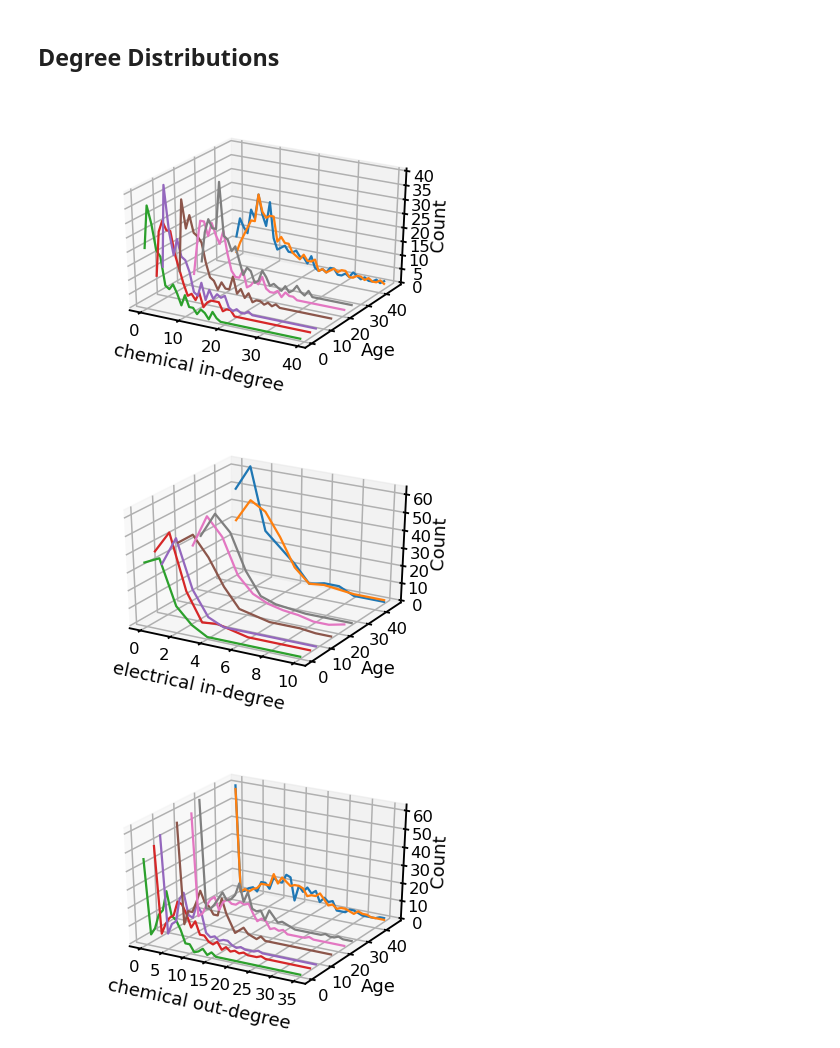
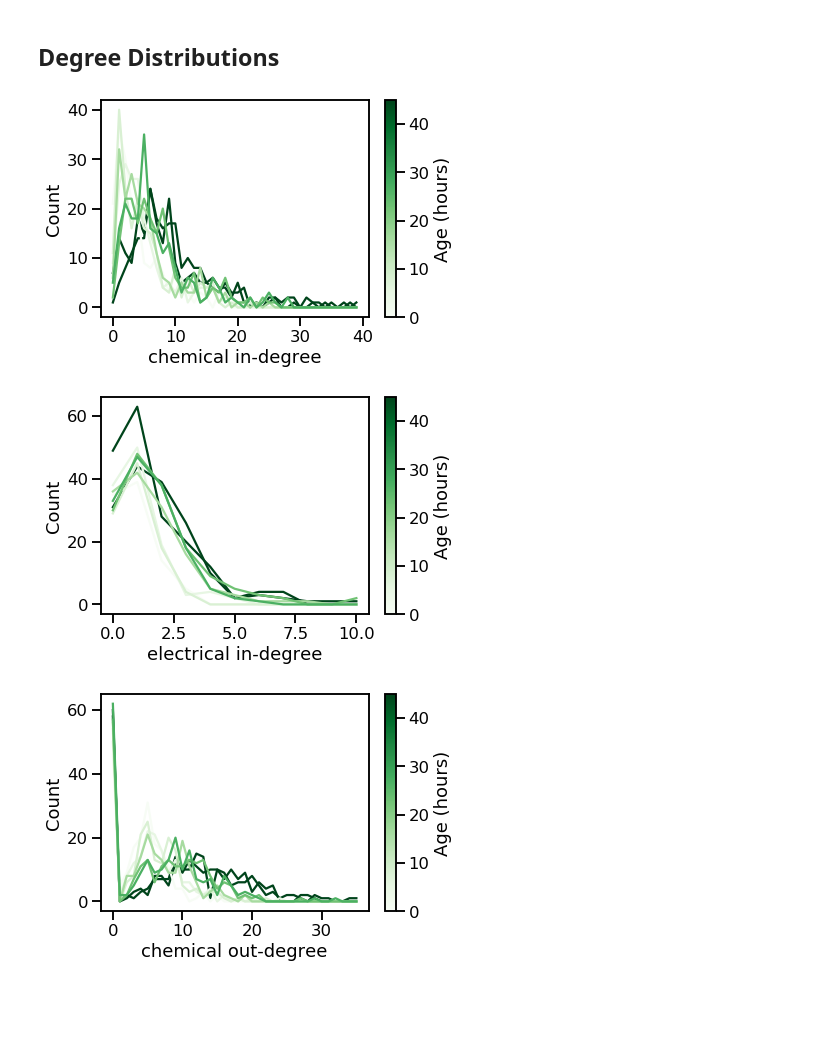
Before and after one commit to neurodata/connectocross, a Jupyter notebook: Graph Stats.ipynb, the cells around one changed output. Saved outputs shown, nothing was run; the diff lists cells and outputs as text; code cells hidden in the pictures; blank space fills up the shorter version.

```diff
--- a/Graph Stats.ipynb
+++ b/Graph Stats.ipynb
@@ -37,3 +43,10 @@ neuPrint_graph, _, _, _ = GraphIO.load(neuPrint_path)
+# %%
+ciona_graph.graph["Sex"] = "Hermaphrodite"
+ciona_graph.graph["synapse_type"] = "Unknown"
+fafb_graph.graph["Sex"] = "Female"
+fafb_graph.graph["synapse_type"] = "Unknown"
+neuPrint_graph.graph["Sex"] = "Female"
+neuPrint_graph.graph["synapse_type"] = "Chemical"
 # %% [markdown]
 ## Obtain Graph Statistics and Metadata
 # %%
@@ -87,18 +100,18 @@ for g, origin in zip([fafb_graph, neuPrint_graph], ["fafb", "NeuPrint"]):
     num_weak.append(ncc_weak(g))
     in_degree.append([d for n, d in g.in_degree()])
     out_degree.append([d for n, d in g.out_degree()])
-    synapse_type.append("Unknown")
-    sex.append("Unknown")
+    synapse_type.append(g.graph["synapse_type"])
+    sex.append(g.graph["Sex"])
 
 graph_origin.append("ciona")
 lcc_size.append(len(max(nx.connected_components(ciona_graph))))
 density.append(nx.density(ciona_graph))
 num_strong.append(nx.number_connected_components(ciona_graph))
 num_weak.append(nx.number_connected_components(ciona_graph))
-in_degree.append([d for n, d in g.degree()])
-out_degree.append([d for n, d in g.degree()])
-synapse_type.append("Unknown")
-sex.append("Unknown")
+in_degree.append([d for n, d in ciona_graph.degree()])
+out_degree.append([d for n, d in ciona_graph.degree()])
+synapse_type.append(ciona_graph.graph["synapse_type"])
+sex.append(ciona_graph.graph["Sex"])
 
 sex = np.array(sex)
 lcc_size = np.array(lcc_size)
@@ -191,18 +212,20 @@ def vis_degree_dist(dd, graph_origin, sex, dd_name):
 
     for i, ddi in enumerate(dd):
         if graph_origin[i] != "wit" and graph_origin[i]!="worm":
-            hist, _ = np.histogram(ddi, bins=max(ddi))
+            hist, _ = np.histogram(ddi, bins=int(max(ddi)))
             dd_plot.append(hist)
             dd_labels.append(graph_origin[i])
     #plot
     fig = plt.figure()
     plt.hold = True
     for ddi, dd_label in zip(dd_plot, dd_labels):
-        plt.loglog(ddi, color=graph2color[dd_label], label=dd_label)
+        plt.plot(ddi, ".", color=graph2color[dd_label], label=dd_label)
     plt.hold = False
     plt.xlabel(dd_name)
     plt.ylabel("Count")
     plt.legend(bbox_to_anchor=(1, 1))
+    plt.yscale("log")
+    plt.xscale("log")
     return fig
 
 vis_degree_dist(in_degree, graph_origin, sex, "In Degree")
@@ -256,42 +280,42 @@ _ = vis_stat(max_out_degree, "max out-degree")
 def vis_degree_dist(dd, max_degree, ages, dd_name):
     max_max_degree = max(max_degree)
     dd_x = np.array(range(max_max_degree))
-    dd_y = ages
     dd_z = []
     for ddi in dd:
         hist, _ = np.histogram(ddi, bins=max(ddi))
         hist = np.pad(hist, (0, max_max_degree-max(ddi)))
         dd_z.append(hist)
     dd_z = np.transpose(np.array(dd_z))
 
+    cm = plt.cm.get_cmap('Greens')
+    colors = cm(ages/max(ages))
     fig = plt.figure()
     plt.hold = True
-    ax = a3d(fig)
     for i, age in enumerate(ages):
-        ax.plot(dd_x, [age]*len(dd_x), dd_z[:, i])
-    ax.set_xlabel("\n"+dd_name, linespacing=2)
-    ax.set_ylabel("\n"+"Age", linespacing=2)
-    ax.set_zlabel("Count")
-    ax.dist = 12
+        plt.plot(dd_x, dd_z[:, i], c=colors[i])
+    sm = plt.cm.ScalarMappable(cmap=cm, norm=plt.Normalize(vmin=min(ages), vmax=max(ages)))
+    plt.colorbar(sm, label="Age (hours)")
+    plt.xlabel(dd_name)
+    plt.ylabel("Count")
     plt.hold = False
     return fig
 
 chem_ins = in_degree[np.logical_and(graph_origin=="wit", synapse_type=="Chemical")]
 chem_in_maxes = max_in_degree[np.logical_and(graph_origin=="wit", synapse_type=="Chemical")]
 vis_degree_dist(chem_ins, chem_in_maxes, ages, "chemical in-degree")
 
 elec_ins = in_degree[np.logical_and(graph_origin=="wit", synapse_type=="Total Gap Junction")]
 elec_in_maxes = max_in_degree[np.logical_and(graph_origin=="wit", synapse_type=="Total Gap Junction")]
 vis_degree_dist(elec_ins, elec_in_maxes, ages, "electrical in-degree")
 
 chem_outs = out_degree[np.logical_and(graph_origin=="wit", synapse_type=="Chemical")]
 chem_out_maxes = max_out_degree[np.logical_and(graph_origin=="wit", synapse_type=="Chemical")]
 vis_degree_dist(chem_outs, chem_out_maxes, ages, "chemical out-degree")
 
 elec_outs = out_degree[np.logical_and(graph_origin=="wit", synapse_type=="Total Gap Junction")]
 elec_out_maxes = max_out_degree[np.logical_and(graph_origin=="wit", synapse_type=="Total Gap Junction")]
 _ = vis_degree_dist(elec_outs, elec_out_maxes, ages, "electrical out-degree")
 # %% [output]
-[figure, old version]
+[figure, new version]
-[figure, old version]
+[figure, new version]
-[figure, old version]
+[figure, new version]
```
Also changed, not shown: parts of 6 cells of this notebook.
